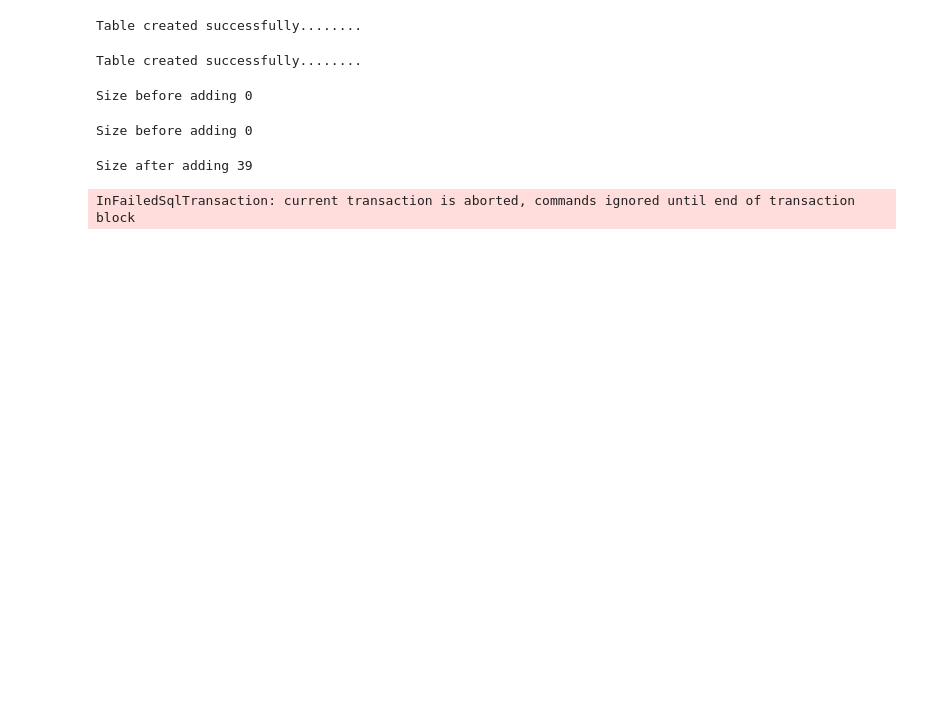
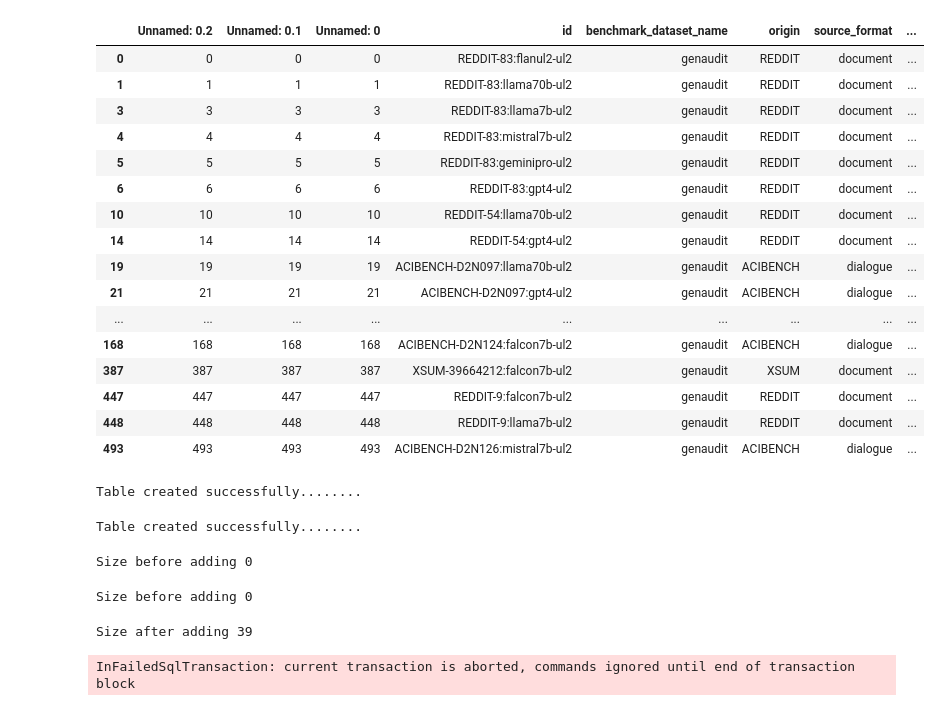
Before and after one commit to sanjanaramprasad/hallucinations_annotations_trial, a Jupyter notebook: scripts/data/make_database.ipynb, the cells around one changed output. Drawn from its saved outputs; the diff is of its cells as text; code cells hidden in the pictures; blank space fills up the shorter version.

```diff
--- a/scripts/data/make_database.ipynb
+++ b/scripts/data/make_database.ipynb
@@ -12,7 +12,7 @@ def make_data(data_dir,
              add_files):
     df_genaudit = pd.read_csv(f'{data_dir}/{genaudit_file}')
     df_annotated = pd.read_csv(f'{data_dir}/{annotated_file}')
-    df_summaries = df_genaudit[df_genaudit['id'].isin(df_annotated['docid'])]
+    df_summaries = df_genaudit[df_genaudit['original_id'].isin(df_annotated['docid'])]
 
     added_dfs = [df_summaries]
     for add_file in add_files:
@@ -35,6 +35,26 @@ df_summaries = make_data(data_dir = data_dir,
                         genaudit_file = genaudit_file,
                         annotated_file = annotated_file,
                         add_files = add_files)
+# %%
+df_summaries
+# %% [output]
+|  | Unnamed: 0.2 | Unnamed: 0.1 | Unnamed: 0 | id | benchmark_dataset_name | origin | source_format | ... |
+| 0 | 0 | 0 | 0 | REDDIT-83:flanul2-ul2 | genaudit | REDDIT | document | ... |
+| 1 | 1 | 1 | 1 | REDDIT-83:llama70b-ul2 | genaudit | REDDIT | document | ... |
+| 3 | 3 | 3 | 3 | REDDIT-83:llama7b-ul2 | genaudit | REDDIT | document | ... |
+| 4 | 4 | 4 | 4 | REDDIT-83:mistral7b-ul2 | genaudit | REDDIT | document | ... |
+| 5 | 5 | 5 | 5 | REDDIT-83:geminipro-ul2 | genaudit | REDDIT | document | ... |
+| 6 | 6 | 6 | 6 | REDDIT-83:gpt4-ul2 | genaudit | REDDIT | document | ... |
+| 10 | 10 | 10 | 10 | REDDIT-54:llama70b-ul2 | genaudit | REDDIT | document | ... |
+| 14 | 14 | 14 | 14 | REDDIT-54:gpt4-ul2 | genaudit | REDDIT | document | ... |
+| 19 | 19 | 19 | 19 | ACIBENCH-D2N097:llama70b-ul2 | genaudit | ACIBENCH | dialogue | ... |
+| 21 | 21 | 21 | 21 | ACIBENCH-D2N097:gpt4-ul2 | genaudit | ACIBENCH | dialogue | ... |
+| ... | ... | ... | ... | ... | ... | ... | ... | ... |
+| 168 | 168 | 168 | 168 | ACIBENCH-D2N124:falcon7b-ul2 | genaudit | ACIBENCH | dialogue | ... |
+| 387 | 387 | 387 | 387 | XSUM-39664212:falcon7b-ul2 | genaudit | XSUM | document | ... |
+| 447 | 447 | 447 | 447 | REDDIT-9:falcon7b-ul2 | genaudit | REDDIT | document | ... |
+| 448 | 448 | 448 | 448 | REDDIT-9:llama7b-ul2 | genaudit | REDDIT | document | ... |
+| 493 | 493 | 493 | 493 | ACIBENCH-D2N126:mistral7b-ul2 | genaudit | ACIBENCH | dialogue | ... |
 # %%
 # len(df_genaudit)
 # # shortlisted_ids = ['40110402', '39664212', 'REDDIT-9', 'REDDIT-80', 'ACIBENCH-D2N126', 'ACIBENCH-D2N124', 'ACIBENCH-D2N123', 'ACIBENCH-D2N094', 'ACIBENCH-D2N088', 'ACIBENCH-D2N090']
```
Also changed, not shown: 1 other file.
